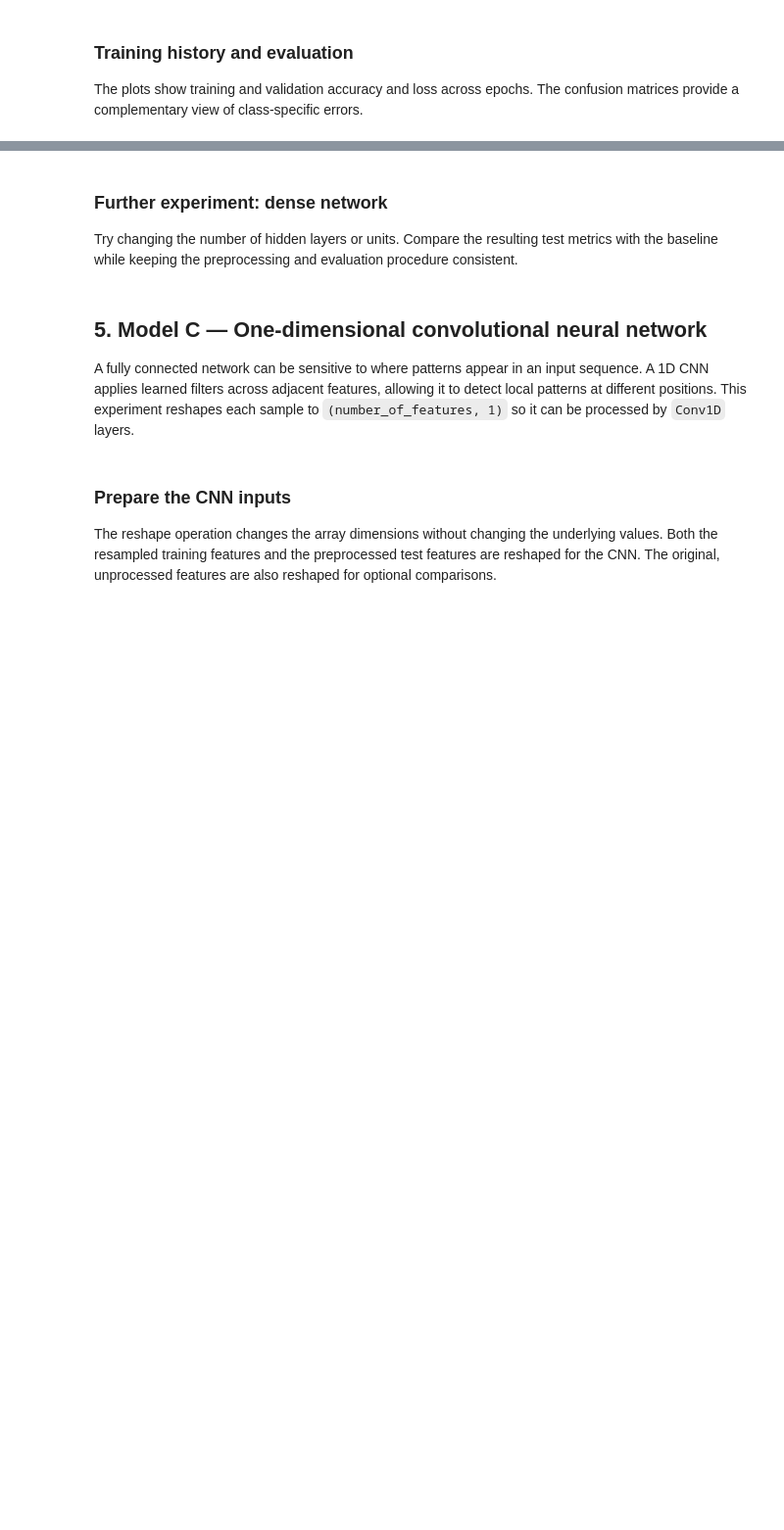
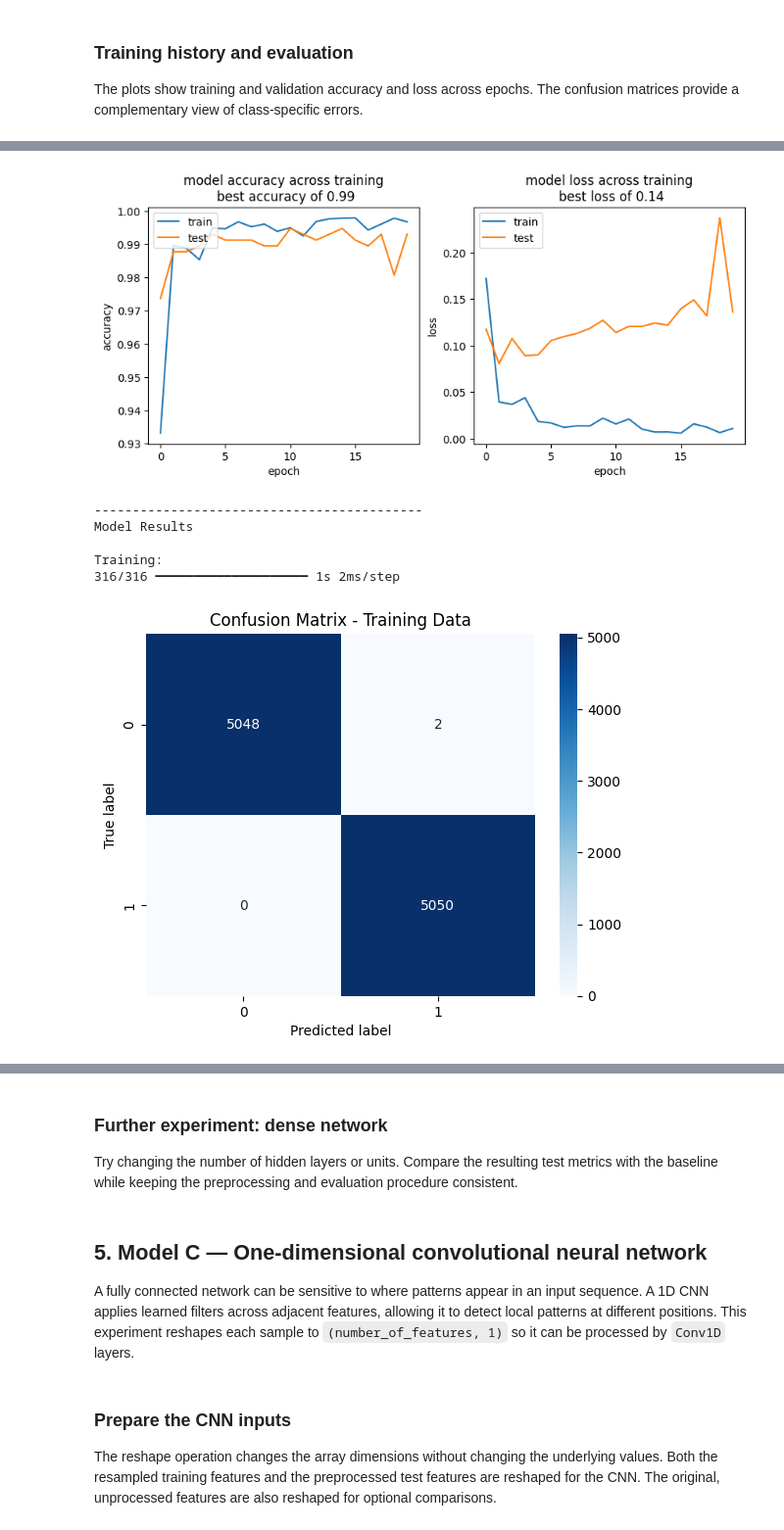
Before and after one commit to pa-radox/exoplanet-detector, a Jupyter notebook: exoplanet_classification_project.ipynb, the cells around one changed output, grey strips where cells are left out. Shown at 98% size. Cells and saved outputs as stored; diff of their text form; code cells hidden in the pictures; blank space fills up the shorter version.

```diff
--- a/exoplanet_classification_project.ipynb
+++ b/exoplanet_classification_project.ipynb
@@ -231,11 +264,7 @@ model = Sequential([
     Dense(10, activation="relu", input_shape=(X_train.shape[1],)),
     Dense(1, activation="sigmoid"),
 ])
-model.compile(
-    loss="binary_crossentropy",
-    optimizer="adam",
-    metrics=["accuracy"],
-)
+model.compile(loss='binary_crossentropy', optimizer='adam', metrics=['accuracy'])
 # %% [markdown]
 ### Architecture summary
 
@@ -261,8 +320,7 @@ history = model.fit(
 
 The plots show training and validation accuracy and loss across epochs. The confusion matrices provide a complementary view of class-specific errors.
 # %%
-test_performance = model.evaluate(robust_X_test, y_test, batch_size=64, verbose=0)
-print(f"Test loss: {test_performance[0]:.4f}")
-print(f"Test accuracy: {test_performance[1]:.4f}")
-plot_training_history(history, test_performance)
-analyze_results(model, smote_X_train, smote_y_train, robust_X_test, y_test)
+performance = model.evaluate(robust_X_test, y_test, batch_size=64)
+plot_graphs(history, performance)
+analyze_results(model=model,X_train = smote_X_train,y_train=smote_y_train,X_test=robust_X_test,y_test=y_test)
+# %% [output]
@@ -268,0 +328,7 @@ analyze_results(model, smote_X_train, smote_y_train, robust_X_test, y_test)
+[figure, added]
+-------------------------------------------
+Model Results
+
+Training:
+316/316 ━━━━━━━━━━━━━━━━━━━━ 1s 2ms/step
+[figure, added]
```
Also changed, not shown: parts of 13 cells of this notebook.
